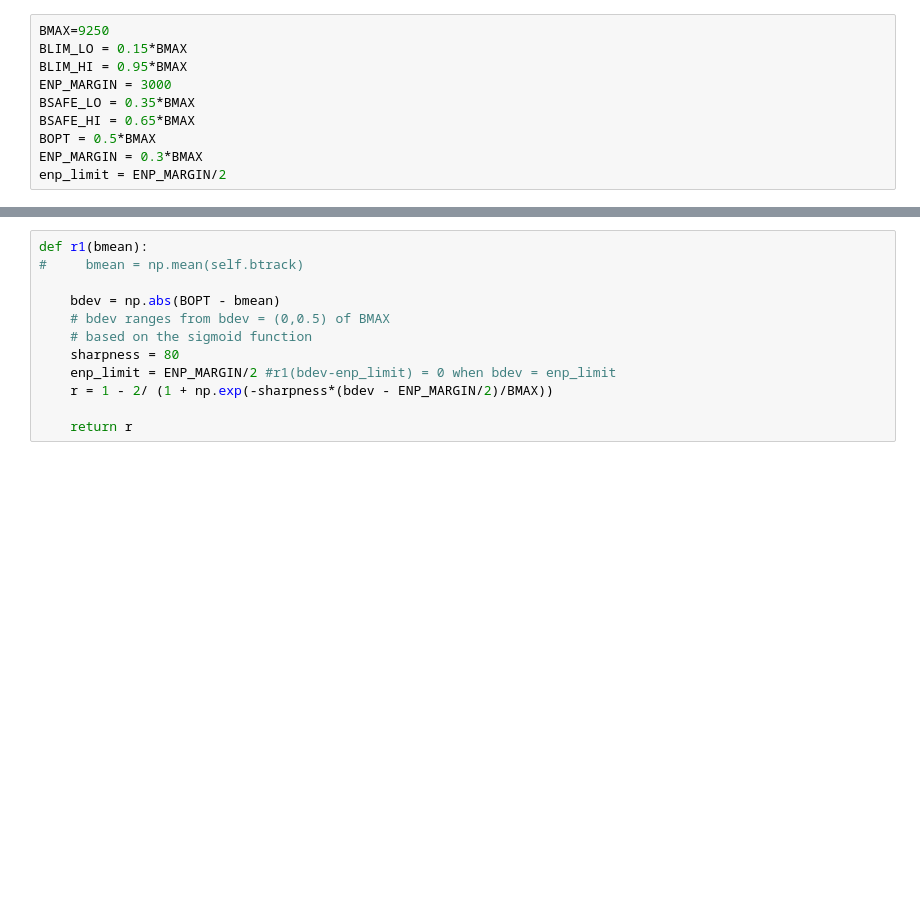
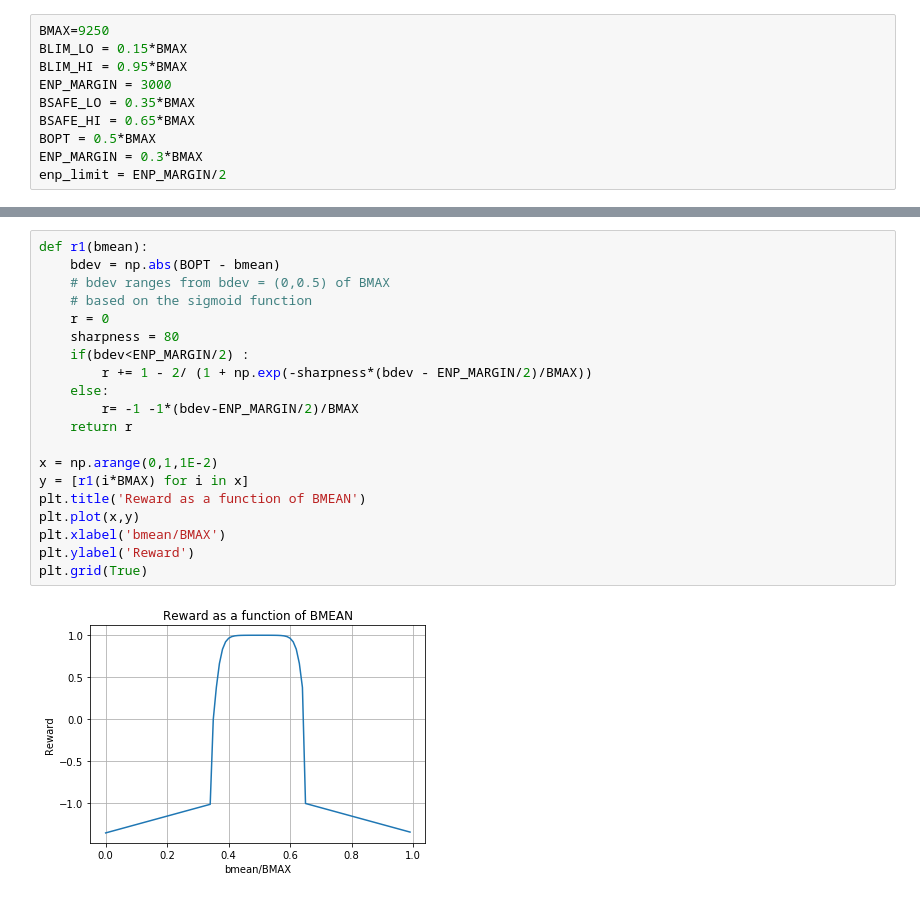
Before and after one commit to shaswot/dsn_eno, a Jupyter notebook: G_reward.ipynb, the cells around one changed output, grey strips where cells are left out. Drawn from its saved outputs; the diff is of its cells as text; blank space fills up the shorter version.

```diff
--- a/G_reward.ipynb
+++ b/G_reward.ipynb
@@ -14,12 +30,22 @@ enp_limit = ENP_MARGIN/2
 # %%
 def r1(bmean):
-#     bmean = np.mean(self.btrack)
-
     bdev = np.abs(BOPT - bmean)
     # bdev ranges from bdev = (0,0.5) of BMAX
     # based on the sigmoid function
+    r = 0
     sharpness = 80
-    enp_limit = ENP_MARGIN/2 #r1(bdev-enp_limit) = 0 when bdev = enp_limit
-    r = 1 - 2/ (1 + np.exp(-sharpness*(bdev - ENP_MARGIN/2)/BMAX))
+    if(bdev<ENP_MARGIN/2) :
+        r += 1 - 2/ (1 + np.exp(-sharpness*(bdev - ENP_MARGIN/2)/BMAX))
+    else:
+        r= -1 -1*(bdev-ENP_MARGIN/2)/BMAX
+    return r
 
-    return r
+x = np.arange(0,1,1E-2)
+y = [r1(i*BMAX) for i in x]
+plt.title('Reward as a function of BMEAN')
+plt.plot(x,y)
+plt.xlabel('bmean/BMAX')
+plt.ylabel('Reward')
+plt.grid(True)
+# %% [output]
+[figure, added]
```
Also changed, not shown: parts of 10 cells of this notebook, 17 other files.
